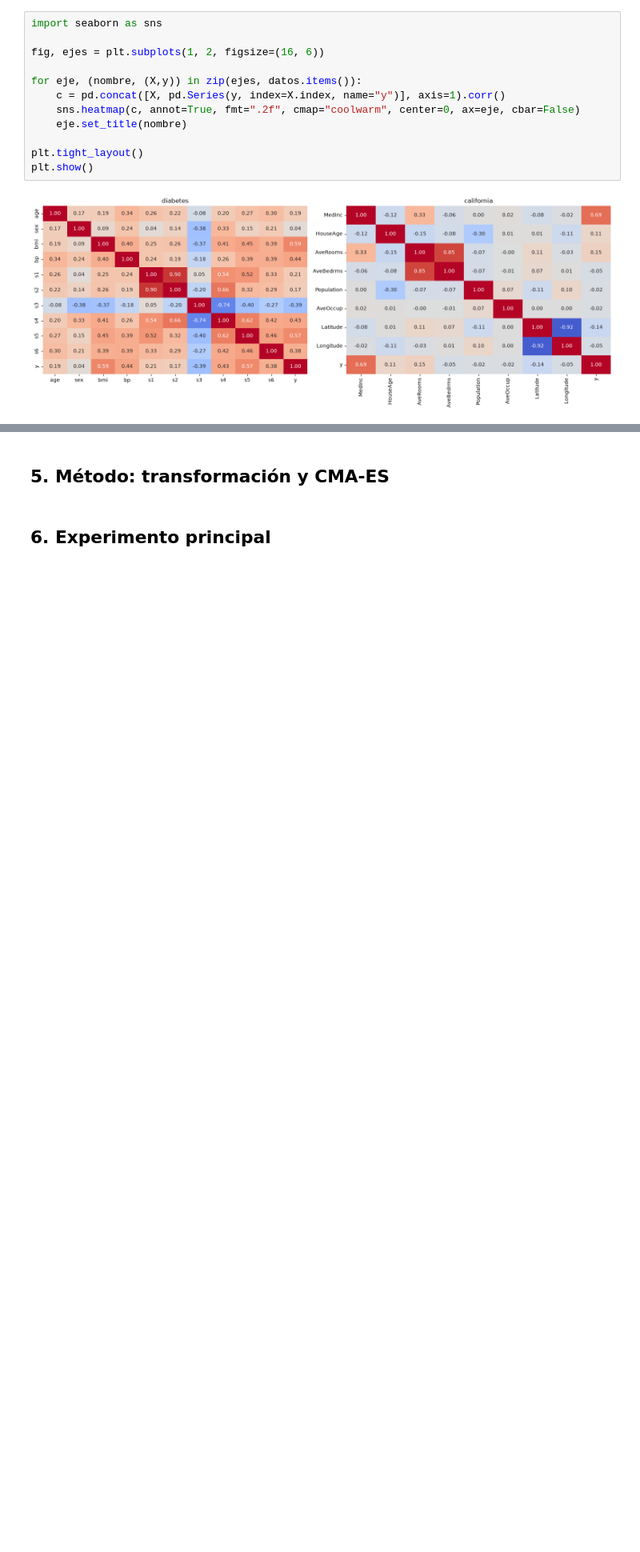
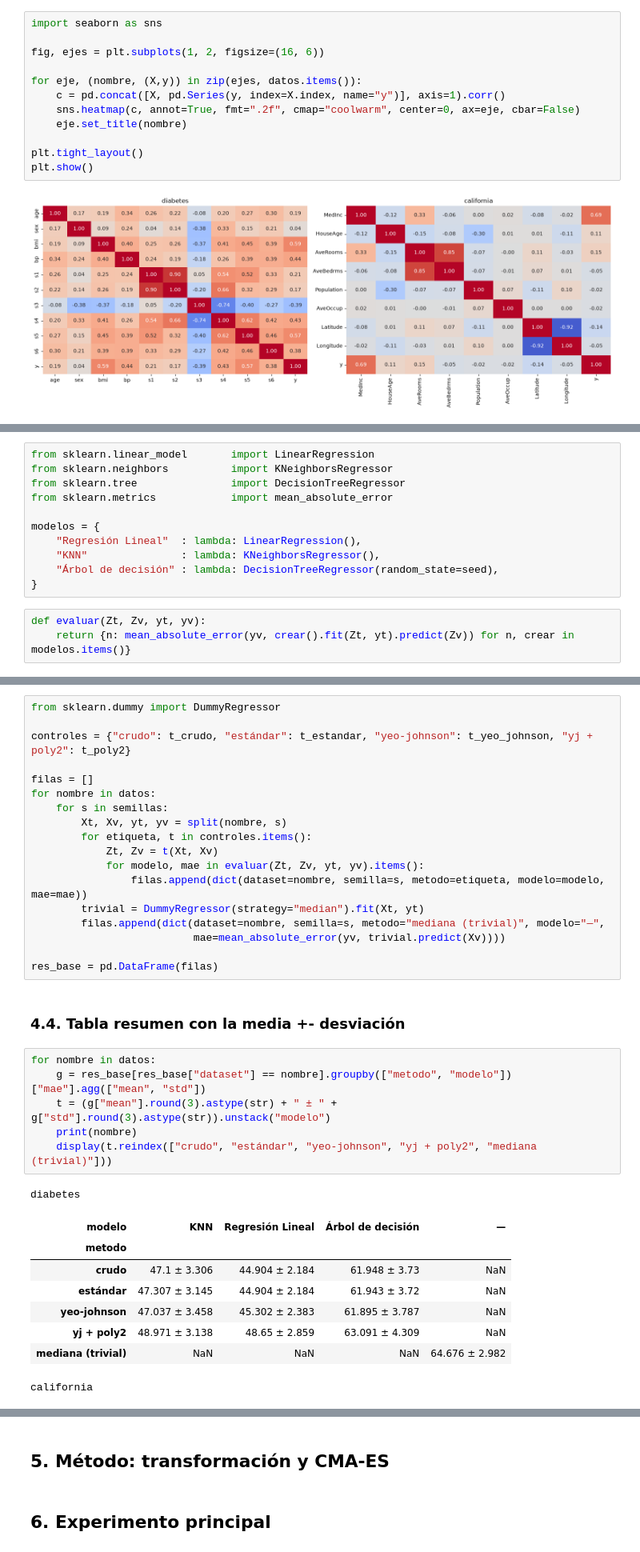
Before and after one commit to lopsal-1331/PTCA-FINAL-IA-BIOLOGICA, a Jupyter notebook: ptca-ia-bio-andrea-lopez-salazar.ipynb, the cells around one changed output, grey strips where cells are left out. Shown at 80% size. Saved outputs shown, nothing was run; the diff lists cells and outputs as text; blank space fills up the shorter version.

```diff
--- a/ptca-ia-bio-andrea-lopez-salazar.ipynb
+++ b/ptca-ia-bio-andrea-lopez-salazar.ipynb
@@ -227,0 +231,14 @@ plt.show()
+# %%
+from sklearn.linear_model       import LinearRegression
+from sklearn.neighbors          import KNeighborsRegressor
+from sklearn.tree               import DecisionTreeRegressor
+from sklearn.metrics            import mean_absolute_error
+
+modelos = {
+    "Regresión Lineal"  : lambda: LinearRegression(),
+    "KNN"               : lambda: KNeighborsRegressor(),
+    "Árbol de decisión" : lambda: DecisionTreeRegressor(random_state=seed),
+}
+# %%
+def evaluar(Zt, Zv, yt, yv):
+    return {n: mean_absolute_error(yv, crear().fit(Zt, yt).predict(Zv)) for n, crear in modelos.items()}
@@ -227,0 +280,36 @@ plt.show()
+# %%
+from sklearn.dummy import DummyRegressor
+
+controles = {"crudo": t_crudo, "estándar": t_estandar, "yeo-johnson": t_yeo_johnson, "yj + poly2": t_poly2}
+
+filas = []
+for nombre in datos:
+    for s in semillas:
+        Xt, Xv, yt, yv = split(nombre, s)
+        for etiqueta, t in controles.items():
+            Zt, Zv = t(Xt, Xv)
+            for modelo, mae in evaluar(Zt, Zv, yt, yv).items():
+                filas.append(dict(dataset=nombre, semilla=s, metodo=etiqueta, modelo=modelo, mae=mae))
+        trivial = DummyRegressor(strategy="median").fit(Xt, yt)
+        filas.append(dict(dataset=nombre, semilla=s, metodo="mediana (trivial)", modelo="—",
+                          mae=mean_absolute_error(yv, trivial.predict(Xv))))
+
+res_base = pd.DataFrame(filas)
+# %% [markdown]
+### 4.4. Tabla resumen con la media +- desviación
+# %%
+for nombre in datos:
+    g = res_base[res_base["dataset"] == nombre].groupby(["metodo", "modelo"])["mae"].agg(["mean", "std"])
+    t = (g["mean"].round(3).astype(str) + " ± " + g["std"].round(3).astype(str)).unstack("modelo")
+    print(nombre)
+    display(t.reindex(["crudo", "estándar", "yeo-johnson", "yj + poly2", "mediana (trivial)"]))
+# %% [output]
+diabetes
+| modelo | KNN | Regresión Lineal | Árbol de decisión | — |
+| metodo |  |  |  |  |
+| crudo | 47.1 ± 3.306 | 44.904 ± 2.184 | 61.948 ± 3.73 | NaN |
+| estándar | 47.307 ± 3.145 | 44.904 ± 2.184 | 61.943 ± 3.72 | NaN |
+| yeo-johnson | 47.037 ± 3.458 | 45.302 ± 2.383 | 61.895 ± 3.787 | NaN |
+| yj + poly2 | 48.971 ± 3.138 | 48.65 ± 2.859 | 63.091 ± 4.309 | NaN |
+| mediana (trivial) | NaN | NaN | NaN | 64.676 ± 2.982 |
+california
```
Also changed, not shown: parts of 17 cells of this notebook.
